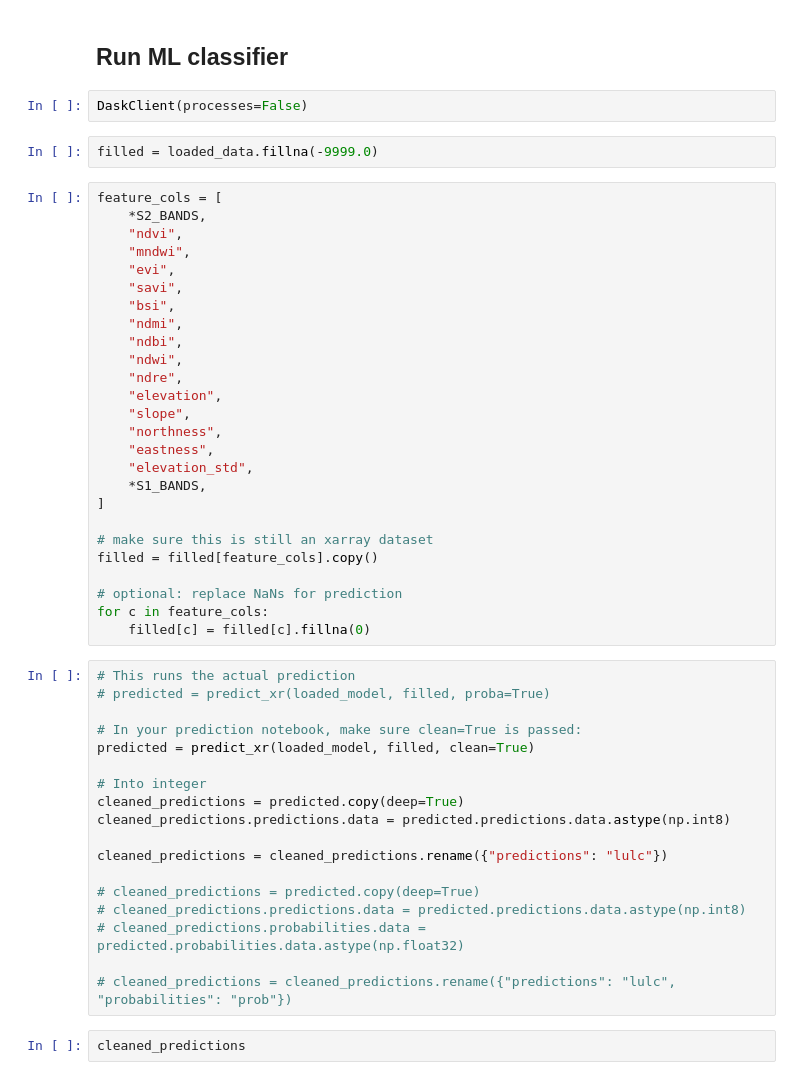
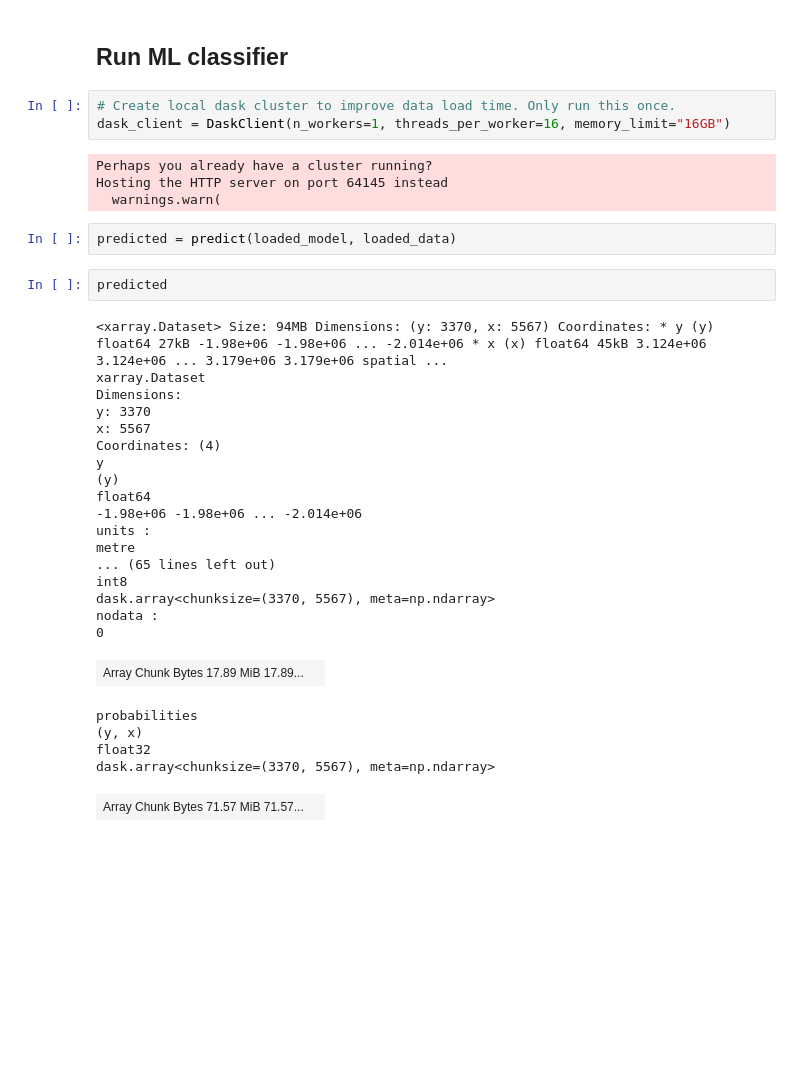
Before and after one commit to nicholasmetherall/minerals-model, a Jupyter notebook: 2-prediction.ipynb, the cells around one changed output. Cells and saved outputs as stored; diff of their text form; blank space fills up the shorter version.

```diff
--- a/2-prediction.ipynb
+++ b/2-prediction.ipynb
@@ -62,55 +58,40 @@ loaded_data = data.compute()
 # %% [markdown]
 ## Run ML classifier
 # %%
-DaskClient(processes=False)
+# Create local dask cluster to improve data load time. Only run this once.
+dask_client = DaskClient(n_workers=1, threads_per_worker=16, memory_limit="16GB")
+# %% [output]
+Perhaps you already have a cluster running?
+Hosting the HTTP server on port 64145 instead
+  warnings.warn(
-# %%
-filled = loaded_data.fillna(-9999.0)
-# %%
-feature_cols = [
-    *S2_BANDS,
-    "ndvi",
-    "mndwi",
-    "evi",
-    "savi",
-    "bsi",
-    "ndmi",
-    "ndbi",
-    "ndwi",
-    "ndre",
-    "elevation",
-    "slope",
-    "northness",
-    "eastness",
-    "elevation_std",
-    *S1_BANDS,
-]
-
-# make sure this is still an xarray dataset
-filled = filled[feature_cols].copy()
-
-# optional: replace NaNs for prediction
-for c in feature_cols:
-    filled[c] = filled[c].fillna(0)
 # %%
-# This runs the actual prediction
-# predicted = predict_xr(loaded_model, filled, proba=True)
-
-# In your prediction notebook, make sure clean=True is passed:
-predicted = predict_xr(loaded_model, filled, clean=True)
-
-# Into integer
-cleaned_predictions = predicted.copy(deep=True)
-cleaned_predictions.predictions.data = predicted.predictions.data.astype(np.int8)
-
-cleaned_predictions = cleaned_predictions.rename({"predictions": "lulc"})
-
-# cleaned_predictions = predicted.copy(deep=True)
-# cleaned_predictions.predictions.data = predicted.predictions.data.astype(np.int8)
-# cleaned_predictions.probabilities.data = predicted.probabilities.data.astype(np.float32)
-
-# cleaned_predictions = cleaned_predictions.rename({"predictions": "lulc", "probabilities": "prob"})
+predicted = predict(loaded_model, loaded_data)
 # %%
-cleaned_predictions
+predicted
+# %% [output]
+<xarray.Dataset> Size: 94MB Dimensions: (y: 3370, x: 5567) Coordinates: * y (y) float64 27kB -1.98e+06 -1.98e+06 ... -2.014e+06 * x (x) float64 45kB 3.124e+06 3.124e+06 ... 3.179e+06 3.179e+06 spatial ...
+xarray.Dataset
+Dimensions:
+y: 3370
+x: 5567
+Coordinates: (4)
+y
+(y)
+float64
+-1.98e+06 -1.98e+06 ... -2.014e+06
+units :
+metre
+... (65 lines left out)
+int8
+dask.array<chunksize=(3370, 5567), meta=np.ndarray>
+nodata :
+0
+| Array Chunk Bytes 17.89 MiB 17.89... |  |
+probabilities
+(y, x)
+float32
+dask.array<chunksize=(3370, 5567), meta=np.ndarray>
+| Array Chunk Bytes 71.57 MiB 71.57... |  |
 # %%
 values_list = [c[0] for c in classes]
 color_list = [c[2] for c in classes]
```
Also changed, not shown: parts of 8 cells of this notebook, 6 other files.
